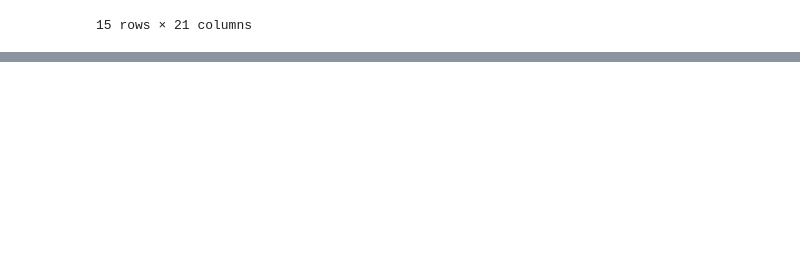
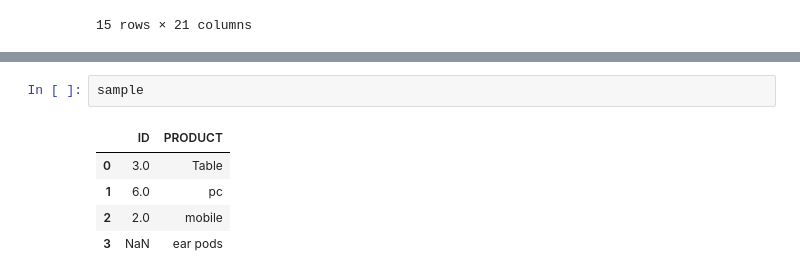
Before and after one commit to grishmamanchekar17-web/Python, a Jupyter notebook: Practice.ipynb, the cells around one changed output, grey strips where cells are left out. Drawn from its saved outputs; the diff is of its cells as text; blank space fills up the shorter version.

```diff
--- a/Practice.ipynb
+++ b/Practice.ipynb
@@ -2147,0 +2234,8 @@ df.sort_values("Postal Code",ascending=False).head(15)
+# %%
+sample
+# %% [output]
+|  | ID | PRODUCT |
+| 0 | 3.0 | Table |
+| 1 | 6.0 | pc |
+| 2 | 2.0 | mobile |
+| 3 | NaN | ear pods |
```
Also changed, not shown: parts of 17 cells of this notebook.
